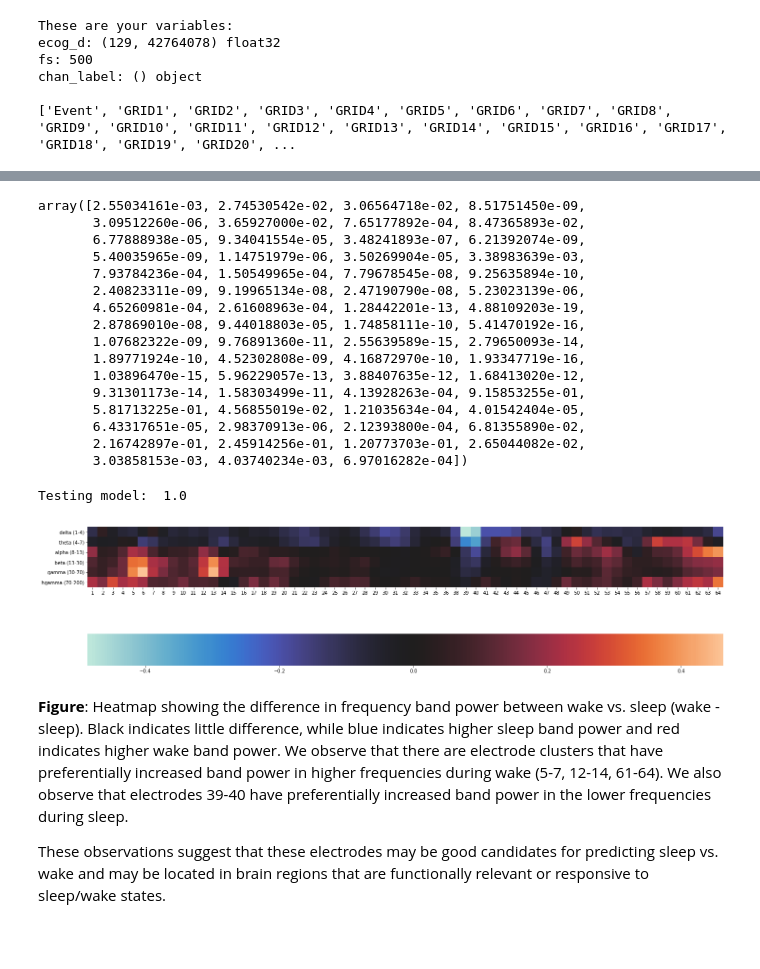
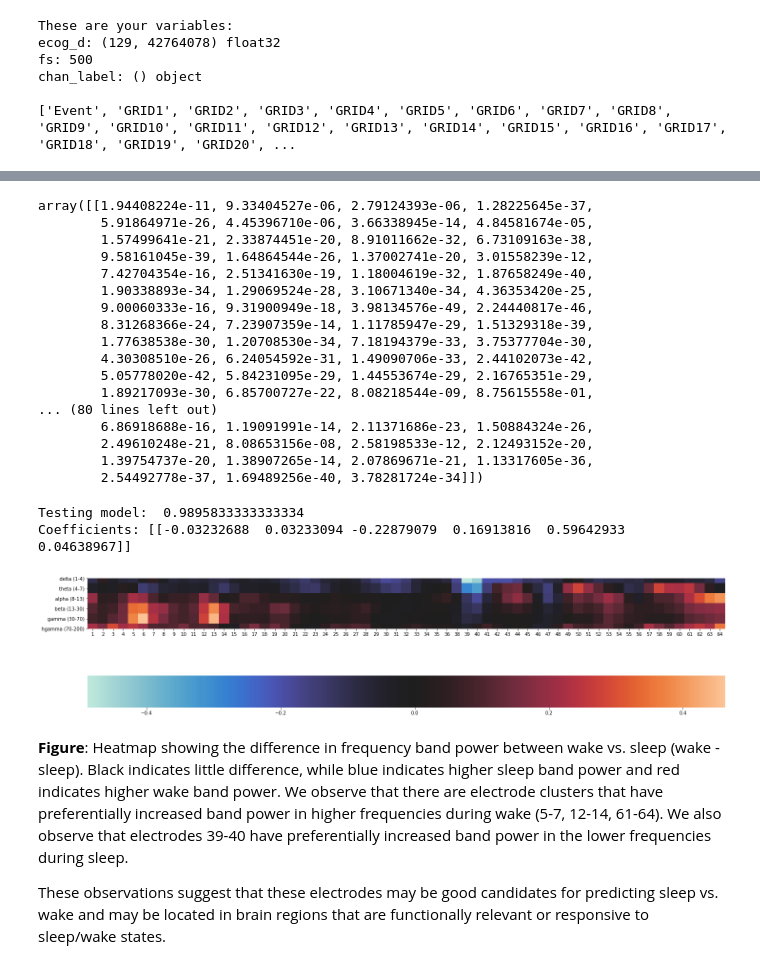
Before and after one commit to sunh20/SleepClass, a Jupyter notebook: sleep_process_d6.ipynb, the cells around one changed output, grey strips where cells are left out. Saved outputs shown, nothing was run; the diff lists cells and outputs as text; code cells hidden in the pictures; blank space fills up the shorter version.

Commit message:
split script tested!

```diff
--- a/sleep_process_d6.ipynb
+++ b/sleep_process_d6.ipynb
@@ -75,6 +77,7 @@ chan_label: () object
 # %%
 # separate out grid data
 # first index = event data (ignore)
-ECOG_data = ecog_d[0:65,].transpose();
+ECOG_data = ecog_d[1:65,].transpose();
 print('ECOG_data:',ECOG_data.shape)
+chan = np.arange(1,65)
 # %% [output]
@@ -126,10 +129,9 @@ if plot_on:
 # %%
 # remove ch 37 + make list of channels
-chan = np.arange(0,65)
-chan = np.delete(chan,37)
+chan = np.delete(chan,37-1)
 
-data_wake = np.delete(data_wake,37,1)
-data_sleep = np.delete(data_sleep,37,1)
+data_wake = np.delete(data_wake,37-1,1)
+data_sleep = np.delete(data_sleep,37-1,1)
 
 print('Removed channel 37')
 print('data_wake:', data_wake.shape)
@@ -175,4 +143,6 @@ print(data_sleep_split == data_sleep_split2)
 # %%
+# reshape
+
 # function that splits data into segments of specified length
 # if cannot evenly split, trims the last bit of data + prints out how many data points lost
 # inputs:
@@ -209,6 +179,11 @@ def time_splice(data, fs, splice, axis=0):
 
     return data_splice
 
-# data_splice = time_splice(ar, fs, 180)
+t_splice = 30 # seconds
+
+data_wake_split = time_splice(data_wake,fs,t_splice)
+data_sleep_split = time_splice(data_sleep,fs,t_splice)
+
+num_trials = data_sleep_split.shape[0]
 # %% [output]
 input data length: 3600.0 seconds
@@ -292,7 +287,3 @@ if save_on:
-# %%
-# load pow band info
-file_save = subj_id  + '_pow_bands' + '.npy'
-pow_bands_sleep, pow_bands_wake = np.load(file_save)
 # %%
 # t-test
 p_sleep_mean = np.mean(np.mean(pow_bands_sleep,axis=-1),axis=0)
@@ -353,23 +344,25 @@ hgamma (70-200)         1.9e-11  ***
 # %%
 # pval for individual electrodes
 t_stat_e, pval_e = stats.ttest_ind(pow_bands_wake,pow_bands_sleep,axis=0)
+pval_e
 # %% [output]
-array([2.55034161e-03, 2.74530542e-02, 3.06564718e-02, 8.51751450e-09,
-       3.09512260e-06, 3.65927000e-02, 7.65177892e-04, 8.47365893e-02,
-       6.77888938e-05, 9.34041554e-05, 3.48241893e-07, 6.21392074e-09,
-       5.40035965e-09, 1.14751979e-06, 3.50269904e-05, 3.38983639e-03,
-       7.93784236e-04, 1.50549965e-04, 7.79678545e-08, 9.25635894e-10,
-       2.40823311e-09, 9.19965134e-08, 2.47190790e-08, 5.23023139e-06,
-       4.65260981e-04, 2.61608963e-04, 1.28442201e-13, 4.88109203e-19,
-       2.87869010e-08, 9.44018803e-05, 1.74858111e-10, 5.41470192e-16,
-       1.07682322e-09, 9.76891360e-11, 2.55639589e-15, 2.79650093e-14,
-       1.89771924e-10, 4.52302808e-09, 4.16872970e-10, 1.93347719e-16,
-       1.03896470e-15, 5.96229057e-13, 3.88407635e-12, 1.68413020e-12,
-       9.31301173e-14, 1.58303499e-11, 4.13928263e-04, 9.15853255e-01,
-       5.81713225e-01, 4.56855019e-02, 1.21035634e-04, 4.01542404e-05,
-       6.43317651e-05, 2.98370913e-06, 2.12393800e-04, 6.81355890e-02,
-       2.16742897e-01, 2.45914256e-01, 1.20773703e-01, 2.65044082e-02,
-       3.03858153e-03, 4.03740234e-03, 6.97016282e-04])
+array([[1.94408224e-11, 9.33404527e-06, 2.79124393e-06, 1.28225645e-37,
+        5.91864971e-26, 4.45396710e-06, 3.66338945e-14, 4.84581674e-05,
+        1.57499641e-21, 2.33874451e-20, 8.91011662e-32, 6.73109163e-38,
+        9.58161045e-39, 1.64864544e-26, 1.37002741e-20, 3.01558239e-12,
+        7.42704354e-16, 2.51341630e-19, 1.18004619e-32, 1.87658249e-40,
+        1.90338893e-34, 1.29069524e-28, 3.10671340e-34, 4.36353420e-25,
+        9.00060333e-16, 9.31900949e-18, 3.98134576e-49, 2.24440817e-46,
+        8.31268366e-24, 7.23907359e-14, 1.11785947e-29, 1.51329318e-39,
+        1.77638538e-30, 1.20708530e-34, 7.18194379e-33, 3.75377704e-30,
+        4.30308510e-26, 6.24054592e-31, 1.49090706e-33, 2.44102073e-42,
+        5.05778020e-42, 5.84231095e-29, 1.44553674e-29, 2.16765351e-29,
+        1.89217093e-30, 6.85700727e-22, 8.08218544e-09, 8.75615558e-01,
+... (80 lines left out)
+        6.86918688e-16, 1.19091991e-14, 2.11371686e-23, 1.50884324e-26,
+        2.49610248e-21, 8.08653156e-08, 2.58198533e-12, 2.12493152e-20,
+        1.39754737e-20, 1.38907265e-14, 2.07869671e-21, 1.13317605e-36,
+        2.54492778e-37, 1.69489256e-40, 3.78281724e-34]])
 # %%
 # train sleep classifier based on these 6 features
 # 40 trials, 6 features per trial
@@ -380,9 +373,9 @@ from sklearn.model_selection import train_test_split
 from sklearn import linear_model
 
 # setup variables appropriately
-X = np.concatenate((np.mean(pow_bands_sleep,axis=-1),np.mean(pow_bands_wake,axis=-1))); # features, 40 x 6 matrix
-y = np.zeros((40,1)); # binary vector - sleep vs. wake, should be 40 x 1
-y[20:] = 1;
+X = np.concatenate((np.mean(pow_bands_sleep,axis=-1),np.mean(pow_bands_wake,axis=-1))); # features, N x 6 matrix
+y = np.zeros((num_trials*2,1)); # binary vector - sleep vs. wake, should be N x 1
+y[num_trials:] = 1;
 
 # split using train_test_split
 X_train, X_test, y_train, y_test = train_test_split(X, y.ravel(), test_size=0.4, random_state=0)
@@ -394,34 +387,33 @@ LR = sk.linear_model.LogisticRegression(random_state=0, # random seed
 
 # evaluate
 print('Testing model: ',LR.score(X_test,y_test))
+print('Coefficients:',LR.coef_)
 # %% [output]
-Testing model:  1.0
+Testing model:  0.9895833333333334
+Coefficients: [[-0.03232688  0.03233094 -0.22879079  0.16913816  0.59642933  0.04638967]]
 # %%
 # do the same thing but now by electrode
-chan = np.arange(0,65)
-chan = np.delete(chan,37)
-chan = np.delete(chan,0)
 
 # make dataframes for sleep + wake electrodes
 p_e_wake = pd.DataFrame(data=np.mean(pow_bands_wake,axis=0).transpose(),
                         columns=bar_labels,
                         index=chan)
 p_e_wake.index.name = 'Electrode'
 p_e_sleep = pd.DataFrame(data=np.mean(pow_bands_sleep,axis=0).transpose(),
                          columns=bar_labels,
                          index=chan)
 p_e_sleep.index.name = 'Electrode'
 
 # make difference dataframe - normalized
 p_e_diff = p_e_wake - p_e_sleep
 p_e_diff_norm = pd.DataFrame(data=preprocessing.normalize(np.array(p_e_diff),axis=0),
                              columns=bar_labels,
                              index=chan)
 if plot_on:
     plt.figure(figsize=[24,12])
     ax = sns.heatmap(p_e_diff_norm.transpose(),square=True,center=0,cbar_kws={"orientation": "horizontal"})
 # %% [output]
-[figure, old version]
+[figure, new version]
 # %% [markdown]
 **Figure**: Heatmap showing the difference in frequency band power between wake vs. sleep (wake - sleep). Black indicates little difference, while blue indicates higher sleep band power and red indicates higher wake band power. We observe that there are electrode clusters that have preferentially increased band power in higher frequencies during wake (5-7, 12-14, 61-64). We also observe that electrodes 39-40 have preferentially increased band power in the lower frequencies during sleep.
 
```
Also changed, not shown: parts of 15 cells of this notebook.
